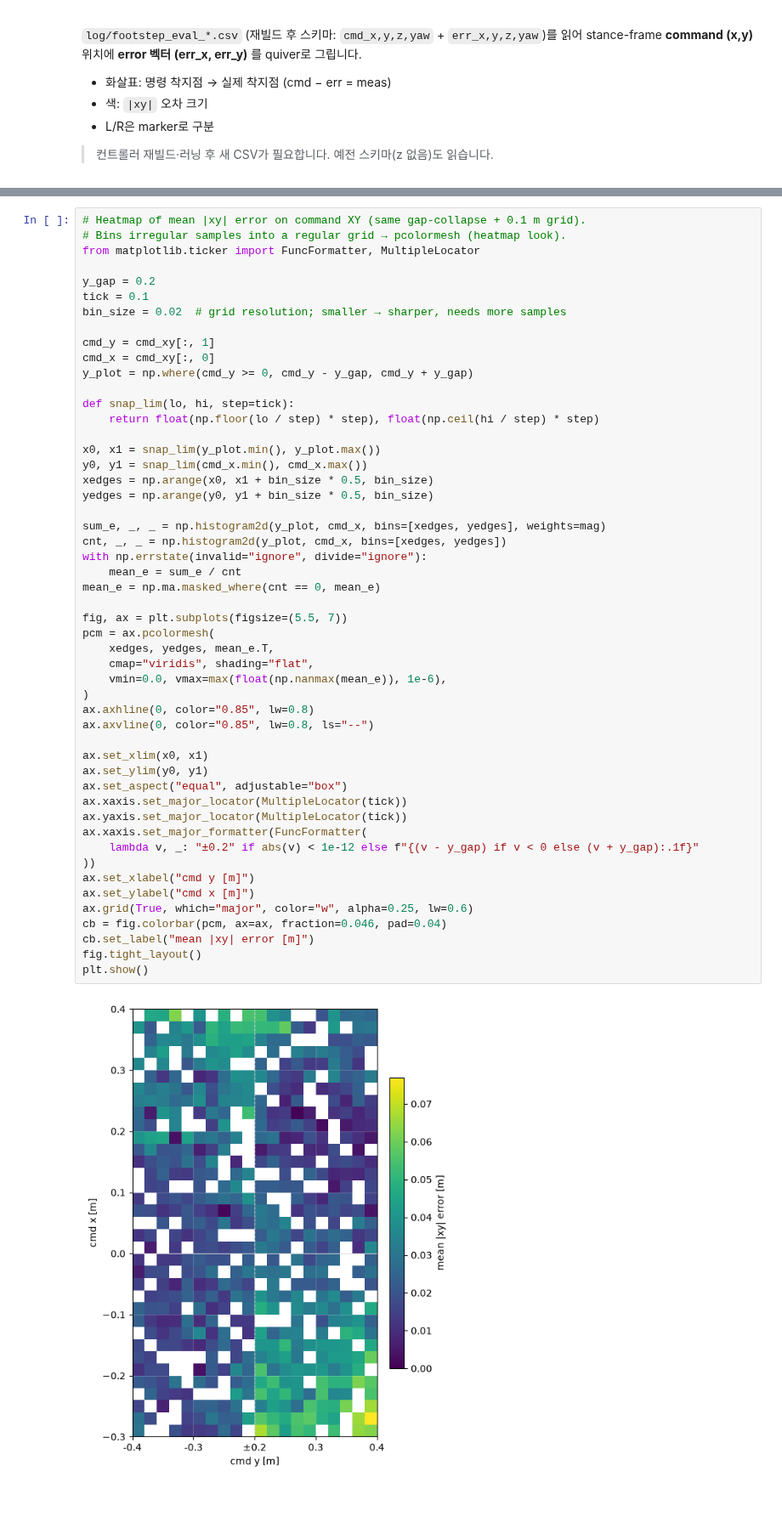
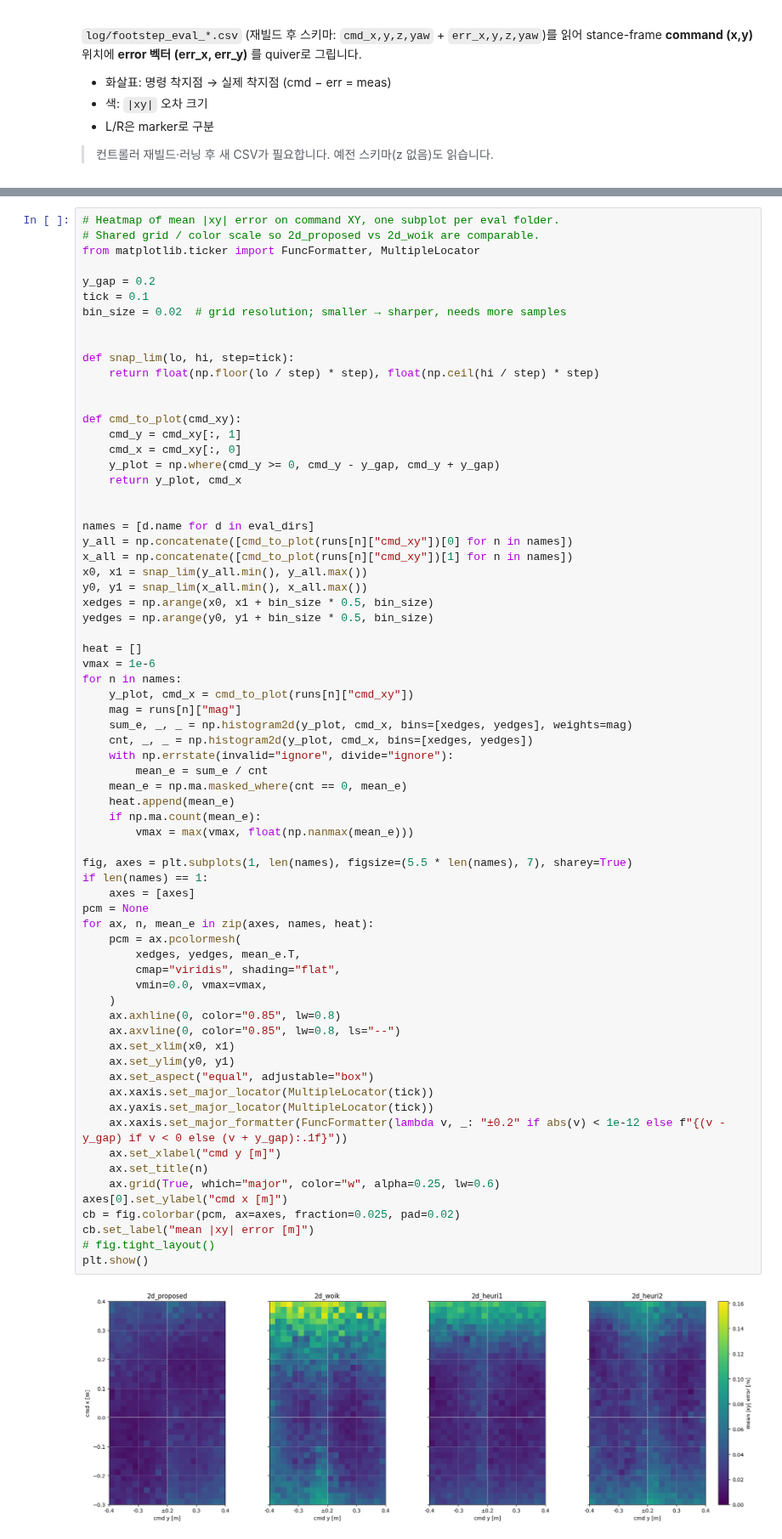
Before and after one commit to yongarry/g1_controller, a Jupyter notebook: log/newplot.ipynb, the cells around one changed output, grey strips where cells are left out. Shown at 85% size. Saved outputs shown, nothing was run; the diff lists cells and outputs as text; blank space fills up the shorter version.

```diff
--- a/log/newplot.ipynb
+++ b/log/newplot.ipynb
@@ -352,53 +328,71 @@ plt.show()
 # %%
-# Heatmap of mean |xy| error on command XY (same gap-collapse + 0.1 m grid).
-# Bins irregular samples into a regular grid → pcolormesh (heatmap look).
+# Heatmap of mean |xy| error on command XY, one subplot per eval folder.
+# Shared grid / color scale so 2d_proposed vs 2d_woik are comparable.
 from matplotlib.ticker import FuncFormatter, MultipleLocator
 
 y_gap = 0.2
 tick = 0.1
 bin_size = 0.02  # grid resolution; smaller → sharper, needs more samples
 
-cmd_y = cmd_xy[:, 1]
-cmd_x = cmd_xy[:, 0]
-y_plot = np.where(cmd_y >= 0, cmd_y - y_gap, cmd_y + y_gap)
 
 def snap_lim(lo, hi, step=tick):
     return float(np.floor(lo / step) * step), float(np.ceil(hi / step) * step)
 
-x0, x1 = snap_lim(y_plot.min(), y_plot.max())
-y0, y1 = snap_lim(cmd_x.min(), cmd_x.max())
+
+def cmd_to_plot(cmd_xy):
+    cmd_y = cmd_xy[:, 1]
+    cmd_x = cmd_xy[:, 0]
+    y_plot = np.where(cmd_y >= 0, cmd_y - y_gap, cmd_y + y_gap)
+    return y_plot, cmd_x
+
+
+names = [d.name for d in eval_dirs]
+y_all = np.concatenate([cmd_to_plot(runs[n]["cmd_xy"])[0] for n in names])
+x_all = np.concatenate([cmd_to_plot(runs[n]["cmd_xy"])[1] for n in names])
+x0, x1 = snap_lim(y_all.min(), y_all.max())
+y0, y1 = snap_lim(x_all.min(), x_all.max())
 xedges = np.arange(x0, x1 + bin_size * 0.5, bin_size)
 yedges = np.arange(y0, y1 + bin_size * 0.5, bin_size)
 
-sum_e, _, _ = np.histogram2d(y_plot, cmd_x, bins=[xedges, yedges], weights=mag)
-cnt, _, _ = np.histogram2d(y_plot, cmd_x, bins=[xedges, yedges])
-with np.errstate(invalid="ignore", divide="ignore"):
-    mean_e = sum_e / cnt
-mean_e = np.ma.masked_where(cnt == 0, mean_e)
+heat = []
+vmax = 1e-6
+for n in names:
+    y_plot, cmd_x = cmd_to_plot(runs[n]["cmd_xy"])
+    mag = runs[n]["mag"]
+    sum_e, _, _ = np.histogram2d(y_plot, cmd_x, bins=[xedges, yedges], weights=mag)
+    cnt, _, _ = np.histogram2d(y_plot, cmd_x, bins=[xedges, yedges])
+    with np.errstate(invalid="ignore", divide="ignore"):
+        mean_e = sum_e / cnt
+    mean_e = np.ma.masked_where(cnt == 0, mean_e)
+    heat.append(mean_e)
+    if np.ma.count(mean_e):
+        vmax = max(vmax, float(np.nanmax(mean_e)))
 
-fig, ax = plt.subplots(figsize=(5.5, 7))
-pcm = ax.pcolormesh(
-    xedges, yedges, mean_e.T,
-    cmap="viridis", shading="flat",
-    vmin=0.0, vmax=max(float(np.nanmax(mean_e)), 1e-6),
-)
-ax.axhline(0, color="0.85", lw=0.8)
-ax.axvline(0, color="0.85", lw=0.8, ls="--")
-
-ax.set_xlim(x0, x1)
-ax.set_ylim(y0, y1)
-ax.set_aspect("equal", adjustable="box")
-ax.xaxis.set_major_locator(MultipleLocator(tick))
-ax.yaxis.set_major_locator(MultipleLocator(tick))
-ax.xaxis.set_major_formatter(FuncFormatter(
-    lambda v, _: "±0.2" if abs(v) < 1e-12 else f"{(v - y_gap) if v < 0 else (v + y_gap):.1f}"
-))
-ax.set_xlabel("cmd y [m]")
-ax.set_ylabel("cmd x [m]")
-ax.grid(True, which="major", color="w", alpha=0.25, lw=0.6)
-cb = fig.colorbar(pcm, ax=ax, fraction=0.046, pad=0.04)
+fig, axes = plt.subplots(1, len(names), figsize=(5.5 * len(names), 7), sharey=True)
+if len(names) == 1:
+    axes = [axes]
+pcm = None
+for ax, n, mean_e in zip(axes, names, heat):
+    pcm = ax.pcolormesh(
+        xedges, yedges, mean_e.T,
+        cmap="viridis", shading="flat",
+        vmin=0.0, vmax=vmax,
+    )
+    ax.axhline(0, color="0.85", lw=0.8)
+    ax.axvline(0, color="0.85", lw=0.8, ls="--")
+    ax.set_xlim(x0, x1)
+    ax.set_ylim(y0, y1)
+    ax.set_aspect("equal", adjustable="box")
+    ax.xaxis.set_major_locator(MultipleLocator(tick))
+    ax.yaxis.set_major_locator(MultipleLocator(tick))
+    ax.xaxis.set_major_formatter(FuncFormatter(lambda v, _: "±0.2" if abs(v) < 1e-12 else f"{(v - y_gap) if v < 0 else (v + y_gap):.1f}"))
+    ax.set_xlabel("cmd y [m]")
+    ax.set_title(n)
+    ax.grid(True, which="major", color="w", alpha=0.25, lw=0.6)
+axes[0].set_ylabel("cmd x [m]")
+cb = fig.colorbar(pcm, ax=axes, fraction=0.025, pad=0.02)
 cb.set_label("mean |xy| error [m]")
-fig.tight_layout()
+# fig.tight_layout()
 plt.show()
 # %% [output]
-[figure, old version]
+[figure, new version]
```
Also changed, not shown: parts of 9 cells of this notebook, 45 other files.
